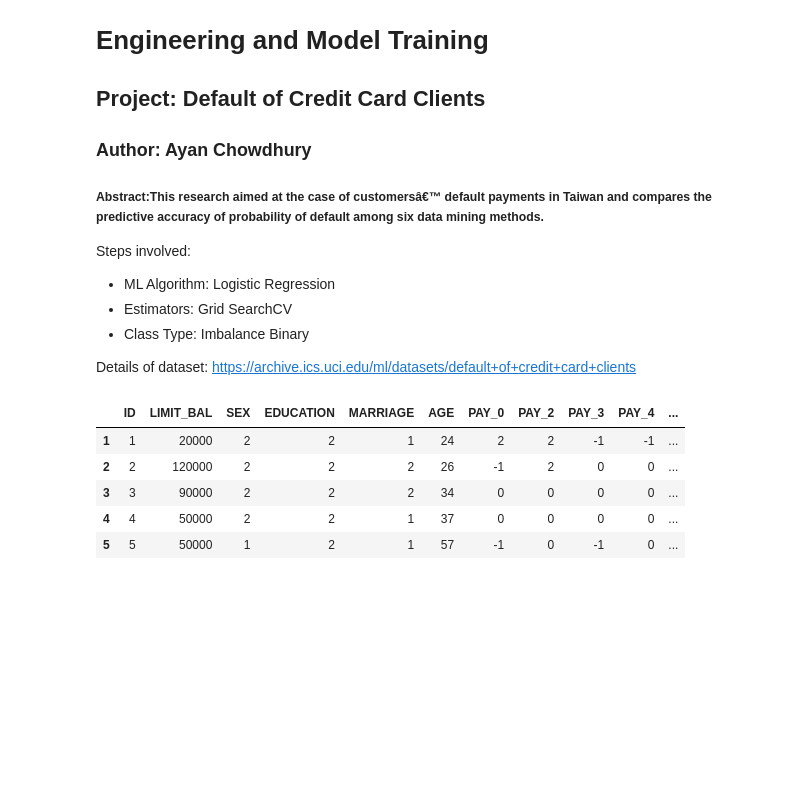
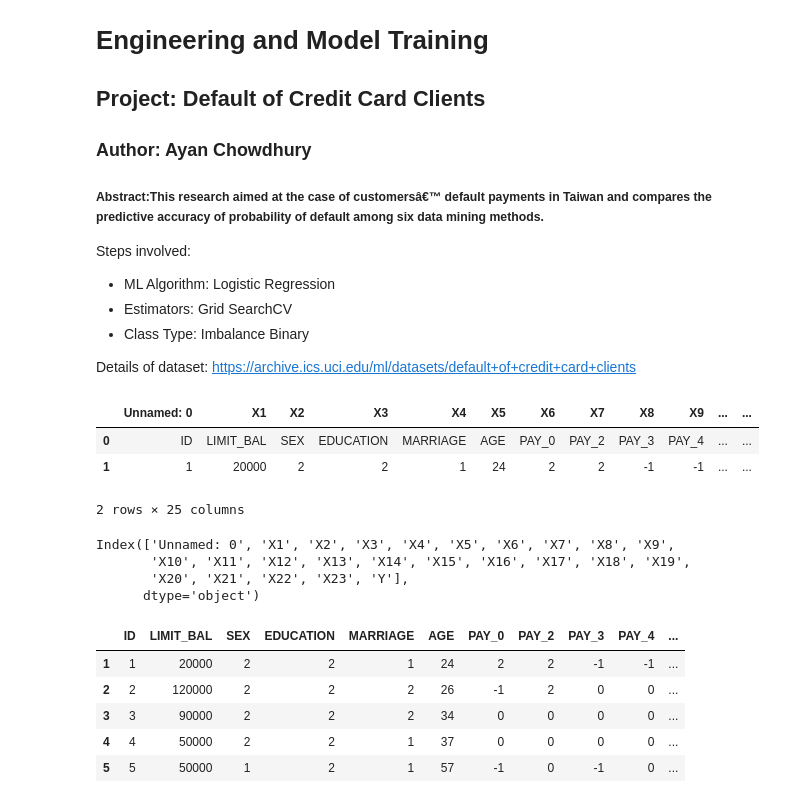
Before and after one commit to ayan-zz/credit-card-vr0.0.2, a Jupyter notebook: notebook/EDA_credit_card.ipynb, the cells around one changed output. Saved outputs shown, nothing was run; the diff lists cells and outputs as text; code cells hidden in the pictures; blank space fills up the shorter version.

```diff
--- a/notebook/EDA_credit_card.ipynb
+++ b/notebook/EDA_credit_card.ipynb
@@ -28,7 +28,20 @@ warnings.filterwarnings('ignore')
 #data.iloc[:,6:24].columns
 # %%
 #Data ingestion from github/local dir
-data=pd.read_excel('default of credit card clients.xls')
+data=pd.read_excel('default of credit card clients.xls',index_col=False)
+data.head(2)
+# %% [output]
+|  | Unnamed: 0 | X1 | X2 | X3 | X4 | X5 | X6 | X7 | X8 | X9 | ... | ... |
+| 0 | ID | LIMIT_BAL | SEX | EDUCATION | MARRIAGE | AGE | PAY_0 | PAY_2 | PAY_3 | PAY_4 | ... | ... |
+| 1 | 1 | 20000 | 2 | 2 | 1 | 24 | 2 | 2 | -1 | -1 | ... | ... |
+2 rows × 25 columns
+# %%
+data.columns
+# %% [output]
+Index(['Unnamed: 0', 'X1', 'X2', 'X3', 'X4', 'X5', 'X6', 'X7', 'X8', 'X9',
+       'X10', 'X11', 'X12', 'X13', 'X14', 'X15', 'X16', 'X17', 'X18', 'X19',
+       'X20', 'X21', 'X22', 'X23', 'Y'],
+      dtype='object')
 # %%
 data.columns = data.iloc[0]
 data=data.drop(data.index[0])
```
Also changed, not shown: parts of 20 cells of this notebook, 8 other files.
